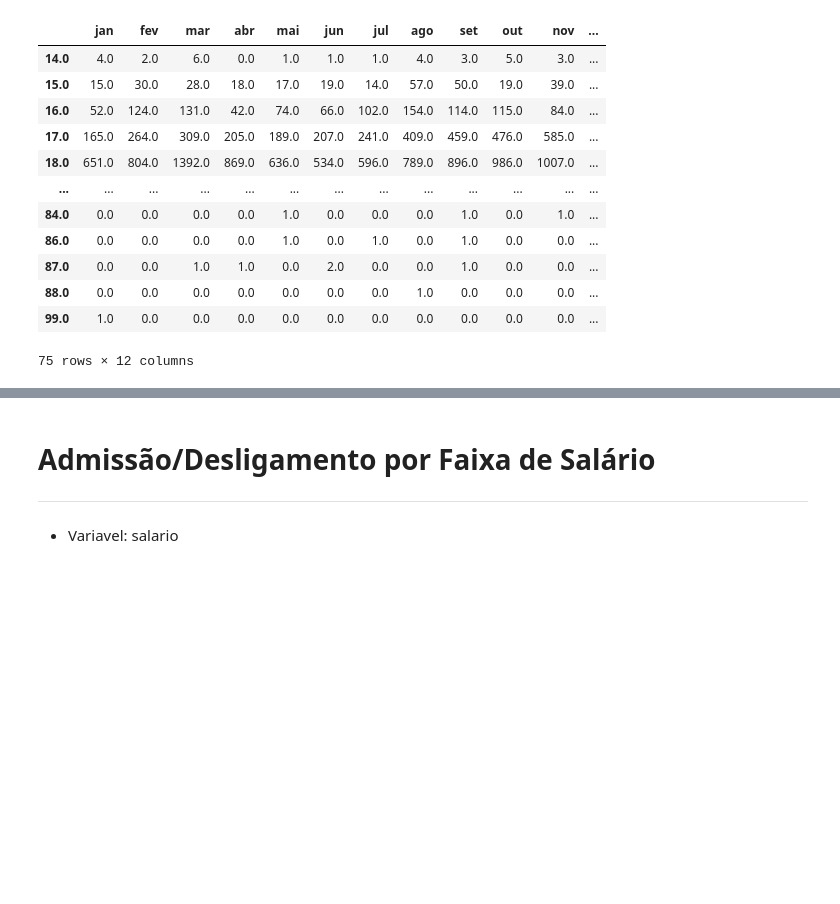
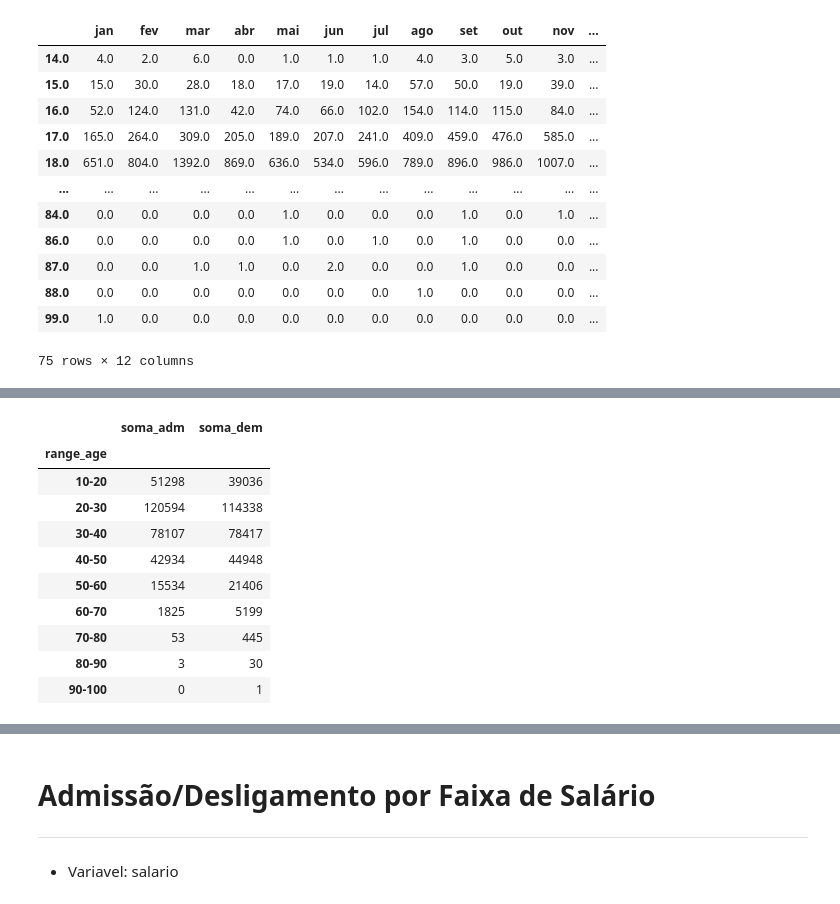
Before and after one commit to emariot/CAGED-CWB, a Jupyter notebook: Novo Caged.ipynb, the cells around one changed output, grey strips where cells are left out. Drawn from its saved outputs; the diff is of its cells as text; code cells hidden in the pictures; blank space fills up the shorter version.

```diff
--- a/Novo Caged.ipynb
+++ b/Novo Caged.ipynb
@@ -1335,0 +1320,15 @@ df_dem
+# %%
+df_adm_dem = pd.merge(df_adm, df_dem, how = 'outer', on='range_age')
+df_adm_dem
+# %% [output]
+|  | soma_adm | soma_dem |
+| range_age |  |  |
+| 10-20 | 51298 | 39036 |
+| 20-30 | 120594 | 114338 |
+| 30-40 | 78107 | 78417 |
+| 40-50 | 42934 | 44948 |
+| 50-60 | 15534 | 21406 |
+| 60-70 | 1825 | 5199 |
+| 70-80 | 53 | 445 |
+| 80-90 | 3 | 30 |
+| 90-100 | 0 | 1 |
```
Also changed, not shown: parts of 6 cells of this notebook.
